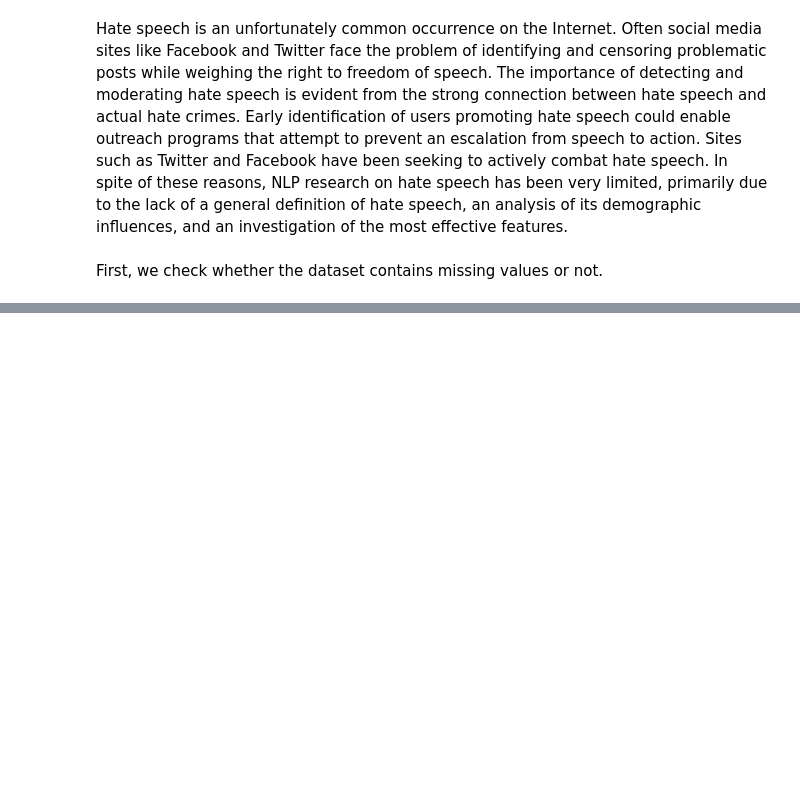
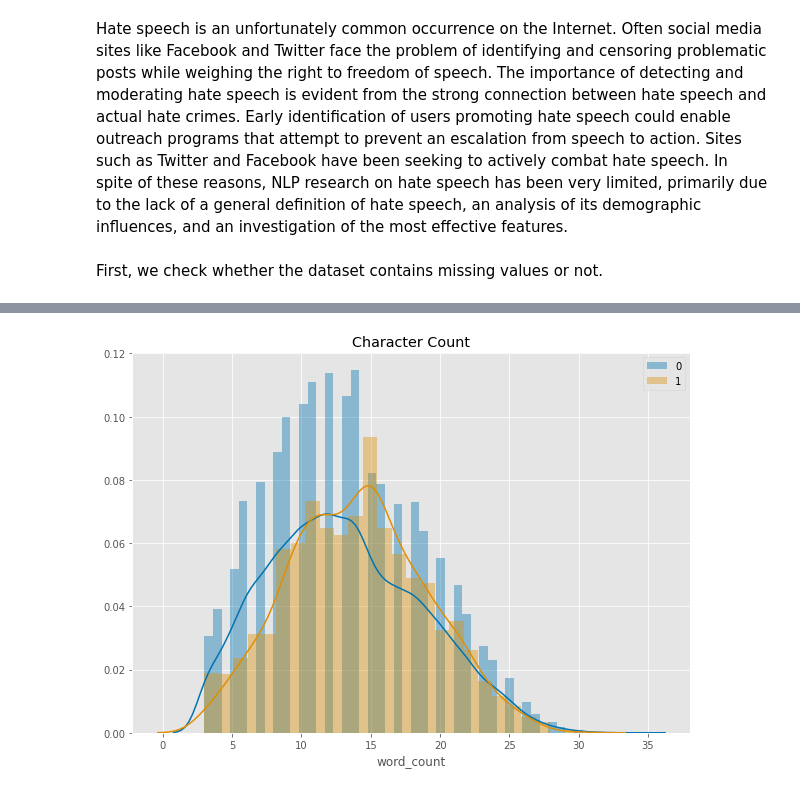
Before and after one commit to agusrichard/data-science-learning-projects, a Jupyter notebook: Twitter Sentiment Analysis/twitter_sentiment_analysis_eda.ipynb, the cells around one changed output, grey strips where cells are left out. Saved outputs shown, nothing was run; the diff lists cells and outputs as text; code cells hidden in the pictures; blank space fills up the shorter version.

```diff
--- a/Twitter Sentiment Analysis/twitter_sentiment_analysis_eda.ipynb
+++ b/Twitter Sentiment Analysis/twitter_sentiment_analysis_eda.ipynb
@@ -31,0 +134,4 @@ First, we check whether the dataset contains missing values or not.
+# %%
+hist_count('word_count', 'Word Count')
+# %% [output]
+[figure, added]
```
Also changed, not shown: parts of 24 cells of this notebook.
